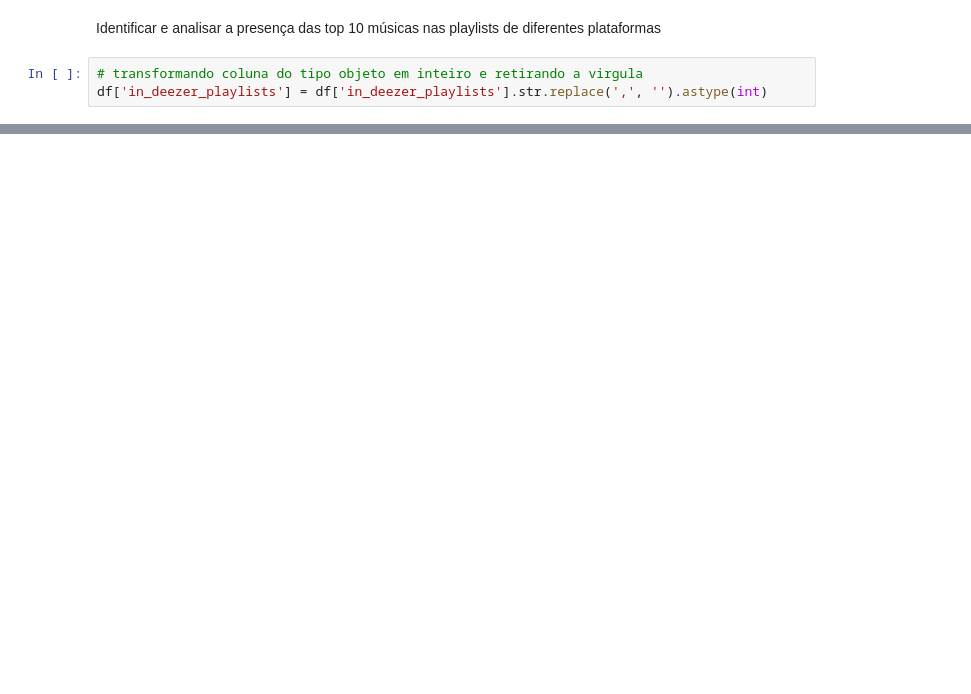
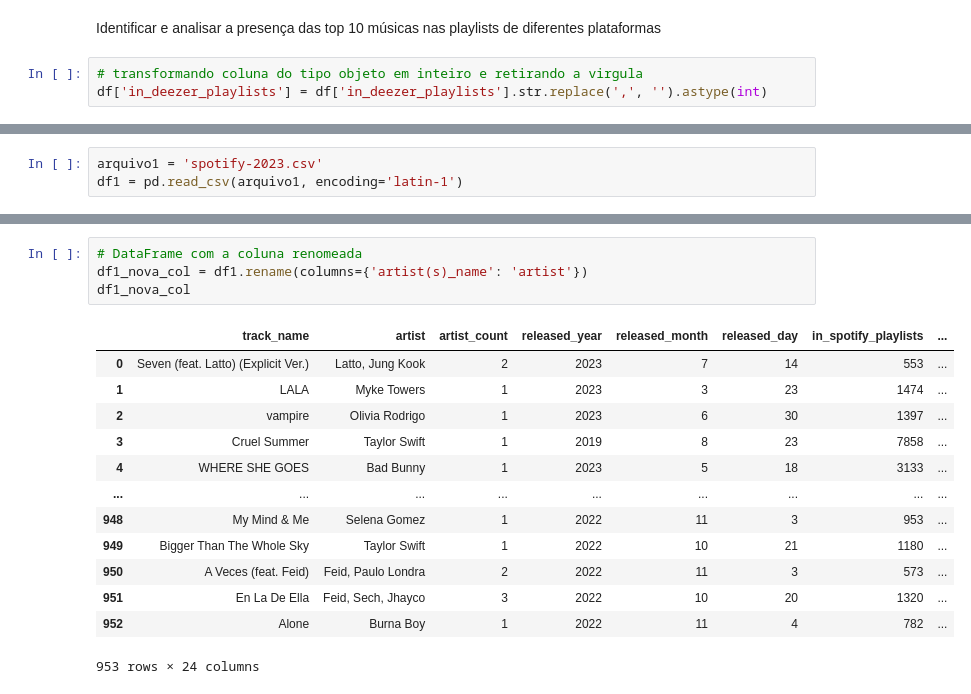
Before and after one commit to reprograma/on29-python-s17-s18-projeto-livre, a Jupyter notebook: exercicios/para-casa/projeto_final.ipynb, the cells around one changed output, grey strips where cells are left out. Cells and saved outputs as stored; diff of their text form; blank space fills up the shorter version.

```diff
--- a/exercicios/para-casa/projeto_final.ipynb
+++ b/exercicios/para-casa/projeto_final.ipynb
@@ -362,0 +391,3 @@ Foi verificado que quase em 100% dos 10 maiores streams, as músicas foram adici
+# %%
+arquivo1 = 'spotify-2023.csv'
+df1 = pd.read_csv(arquivo1, encoding='latin-1')
@@ -362,0 +410,18 @@ Foi verificado que quase em 100% dos 10 maiores streams, as músicas foram adici
+# %%
+# DataFrame com a coluna renomeada
+df1_nova_col = df1.rename(columns={'artist(s)_name': 'artist'})
+df1_nova_col
+# %% [output]
+|  | track_name | artist | artist_count | released_year | released_month | released_day | in_spotify_playlists | ... |
+| 0 | Seven (feat. Latto) (Explicit Ver.) | Latto, Jung Kook | 2 | 2023 | 7 | 14 | 553 | ... |
+| 1 | LALA | Myke Towers | 1 | 2023 | 3 | 23 | 1474 | ... |
+| 2 | vampire | Olivia Rodrigo | 1 | 2023 | 6 | 30 | 1397 | ... |
+| 3 | Cruel Summer | Taylor Swift | 1 | 2019 | 8 | 23 | 7858 | ... |
+| 4 | WHERE SHE GOES | Bad Bunny | 1 | 2023 | 5 | 18 | 3133 | ... |
+| ... | ... | ... | ... | ... | ... | ... | ... | ... |
+| 948 | My Mind & Me | Selena Gomez | 1 | 2022 | 11 | 3 | 953 | ... |
+| 949 | Bigger Than The Whole Sky | Taylor Swift | 1 | 2022 | 10 | 21 | 1180 | ... |
+| 950 | A Veces (feat. Feid) | Feid, Paulo Londra | 2 | 2022 | 11 | 3 | 573 | ... |
+| 951 | En La De Ella | Feid, Sech, Jhayco | 3 | 2022 | 10 | 20 | 1320 | ... |
+| 952 | Alone | Burna Boy | 1 | 2022 | 11 | 4 | 782 | ... |
+953 rows × 24 columns
```
Also changed, not shown: parts of 26 cells of this notebook, 2 other files.
